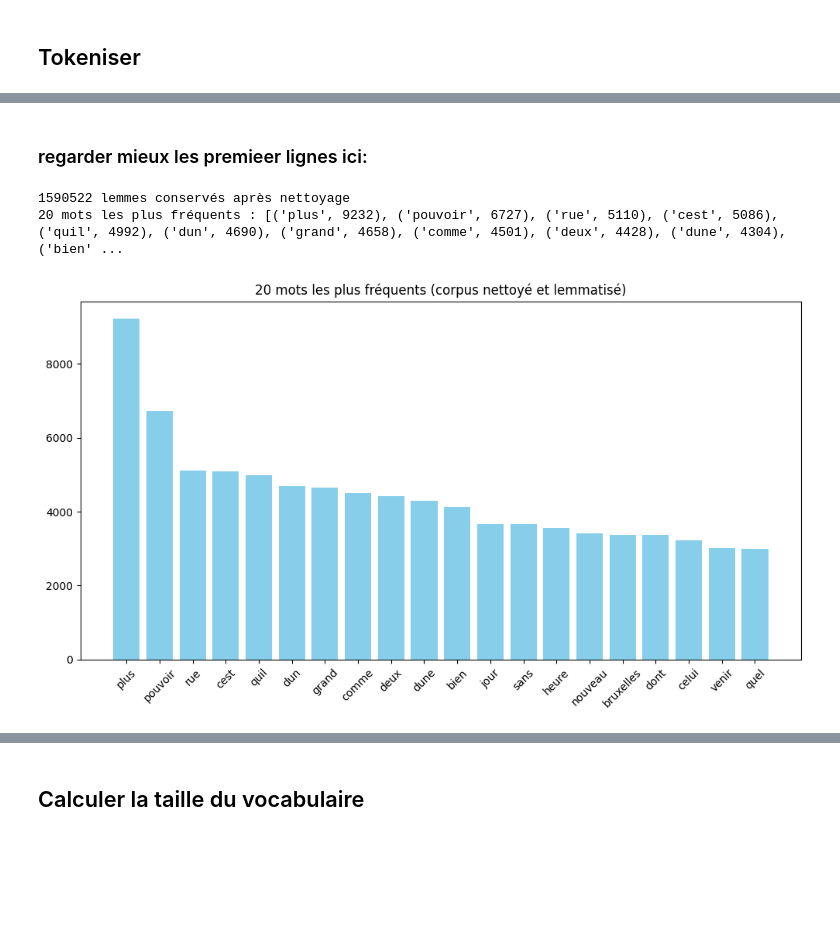
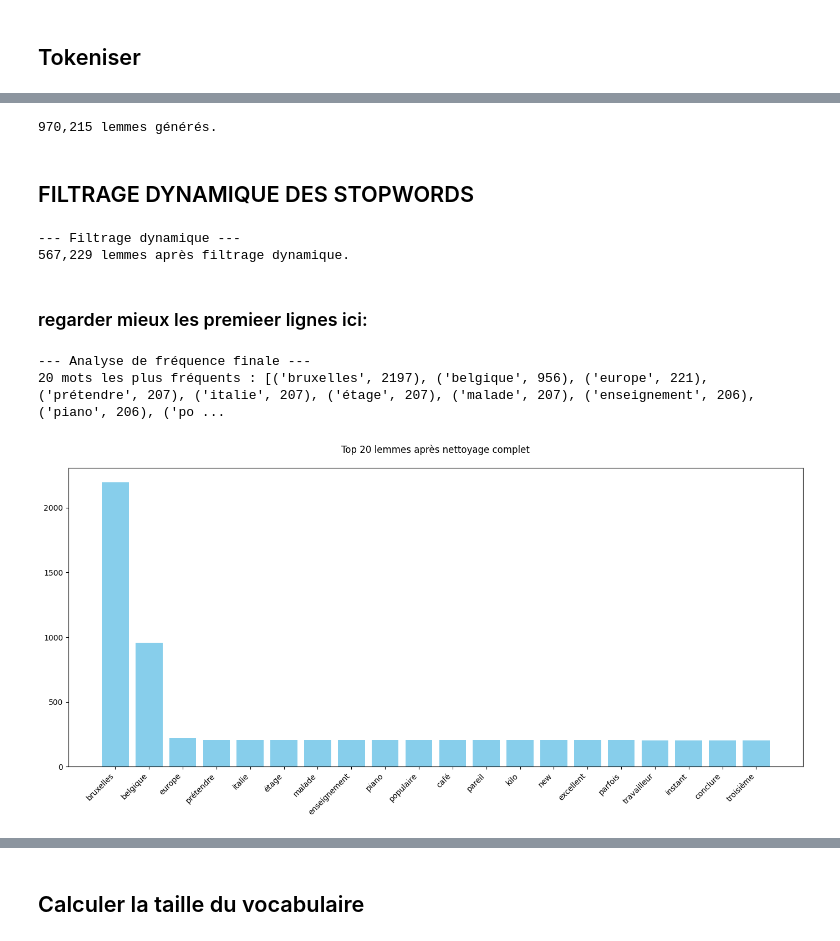
Before and after one commit to IlariaFa/tac, a Jupyter notebook: tps/tp4/s2_freq.ipynb, the cells around one changed output, grey strips where cells are left out. Saved outputs shown, nothing was run; the diff lists cells and outputs as text; code cells hidden in the pictures; blank space fills up the shorter version.

Commit message:
correction et nettoyage spacy etc

```diff
--- a/tps/tp4/s2_freq.ipynb
+++ b/tps/tp4/s2_freq.ipynb
@@ -95,31 +89,58 @@ lemmas_filtered = [w for w in lemmas if w not in sw2]
+# %%
+for i in range(0, len(tokens), batch_size):
+    batch = tokens[i:i + batch_size]
+    doc = nlp(" ".join(batch))
+    lemmas.extend(
+        token.lemma_.lower()
+        for token in doc
+        if token.lemma_.isalpha() and len(token.lemma_) > 2
+    )
+
+print(f"{len(lemmas):,} lemmes générés.")
+# %% [output]
+970,215 lemmes générés.
+# %% [markdown]
+## FILTRAGE DYNAMIQUE DES STOPWORDS
+# %%
+print("\n--- Filtrage dynamique ---")
+freq = Counter(lemmas)
+extra_stopwords = {w for w, _ in freq.most_common(800)}
+
+# Conservation des noms propres importants
+important_words = {"bruxelles", "paris", "belgique", "europe"}  # À adapter
+extra_stopwords -= important_words  # Retire ces mots des stopwords
+
+sw.update(extra_stopwords)
+lemmas = [l for l in lemmas if l not in sw and len(l) > 2]
+
+print(f"{len(lemmas):,} lemmes après filtrage dynamique.")
+# %% [output]
+--- Filtrage dynamique ---
+567,229 lemmes après filtrage dynamique.
 # %% [markdown]
 ### regarder mieux les premieer lignes ici:
 # %%
-# --- Lemmatisation avec spaCy ---
-doc = nlp(" ".join(tokens))
-lemmas = [token.lemma_.lower() for token in doc if token.lemma_.isalpha()]
-# Filtrage stopwords après lemmatisation
-lemmas = [l for l in lemmas if l not in sw and len(l) > 2]
-
-print(f"{len(lemmas)} lemmes conservés après nettoyage")
+#analyse de fréquence finale
+print("\n--- Analyse de fréquence finale ---")
 
 if lemmas:
     freq = Counter(lemmas)
     most_common = freq.most_common(20)
     print("20 mots les plus fréquents :", most_common)
 
     words, counts = zip(*most_common)
-    plt.figure(figsize=(12,6))
+    plt.figure(figsize=(14, 7))
     plt.bar(words, counts, color="skyblue")
-    plt.xticks(rotation=45)
-    plt.title("20 mots les plus fréquents (corpus nettoyé et lemmatisé)")
+    plt.xticks(rotation=45, ha="right")
+    plt.title("Top 20 lemmes après nettoyage complet", pad=20)
+    plt.tight_layout()
     plt.show()
 else:
-    print("Aucun mot à afficher. Vérifier les filtres ou le corpus.")
+    print("Aucun mot à afficher.")
 # %% [output]
-1590522 lemmes conservés après nettoyage
-20 mots les plus fréquents : [('plus', 9232), ('pouvoir', 6727), ('rue', 5110), ('cest', 5086), ('quil', 4992), ('dun', 4690), ('grand', 4658), ('comme', 4501), ('deux', 4428), ('dune', 4304), ('bien' ...
+--- Analyse de fréquence finale ---
+20 mots les plus fréquents : [('bruxelles', 2197), ('belgique', 956), ('europe', 221), ('prétendre', 207), ('italie', 207), ('étage', 207), ('malade', 207), ('enseignement', 206), ('piano', 206), ('po ...
-[figure, old version]
+[figure, new version]
 # %%
 words[:10]
 # %% [output]
```
Also changed, not shown: parts of 15 cells of this notebook.
